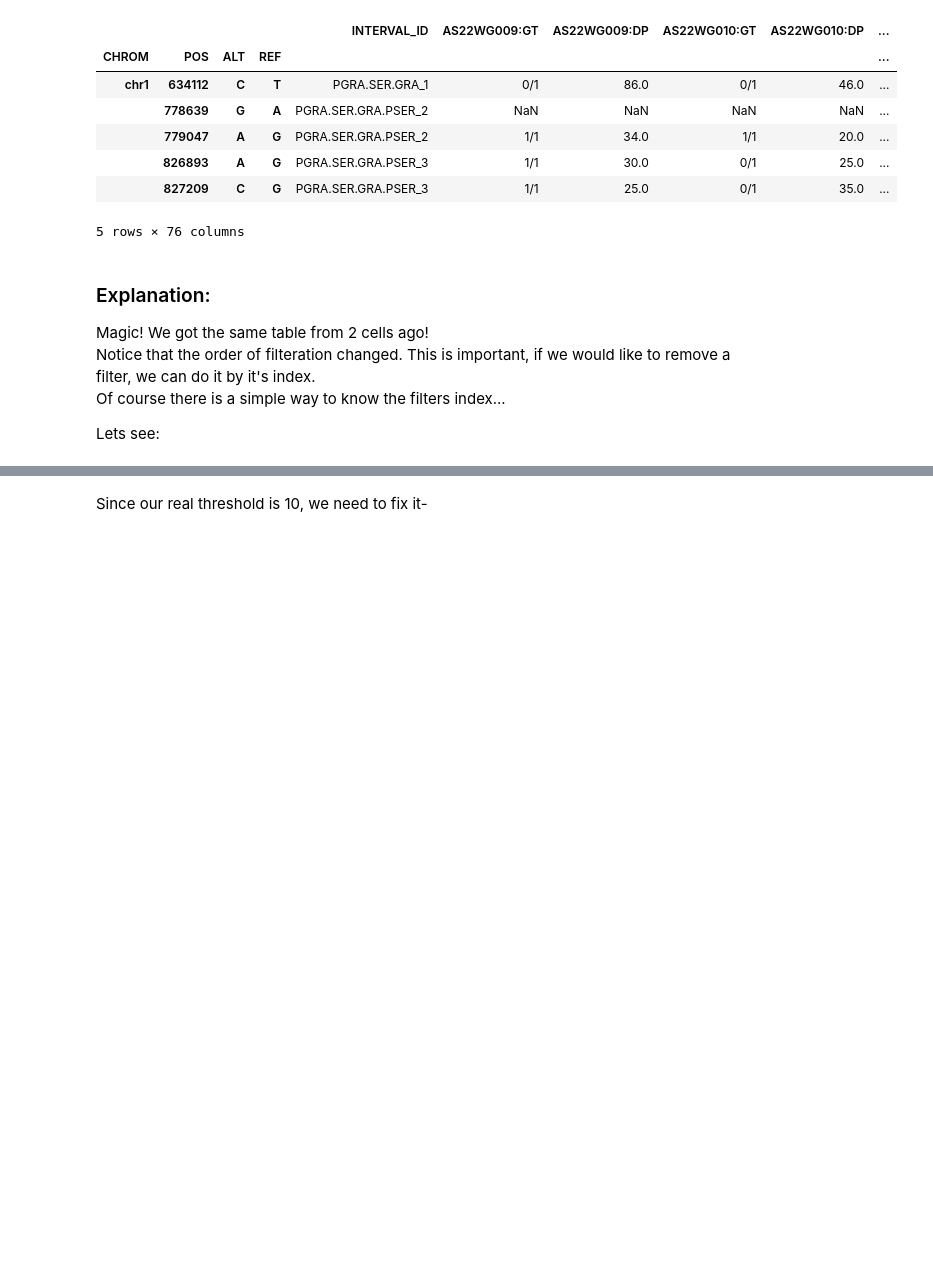
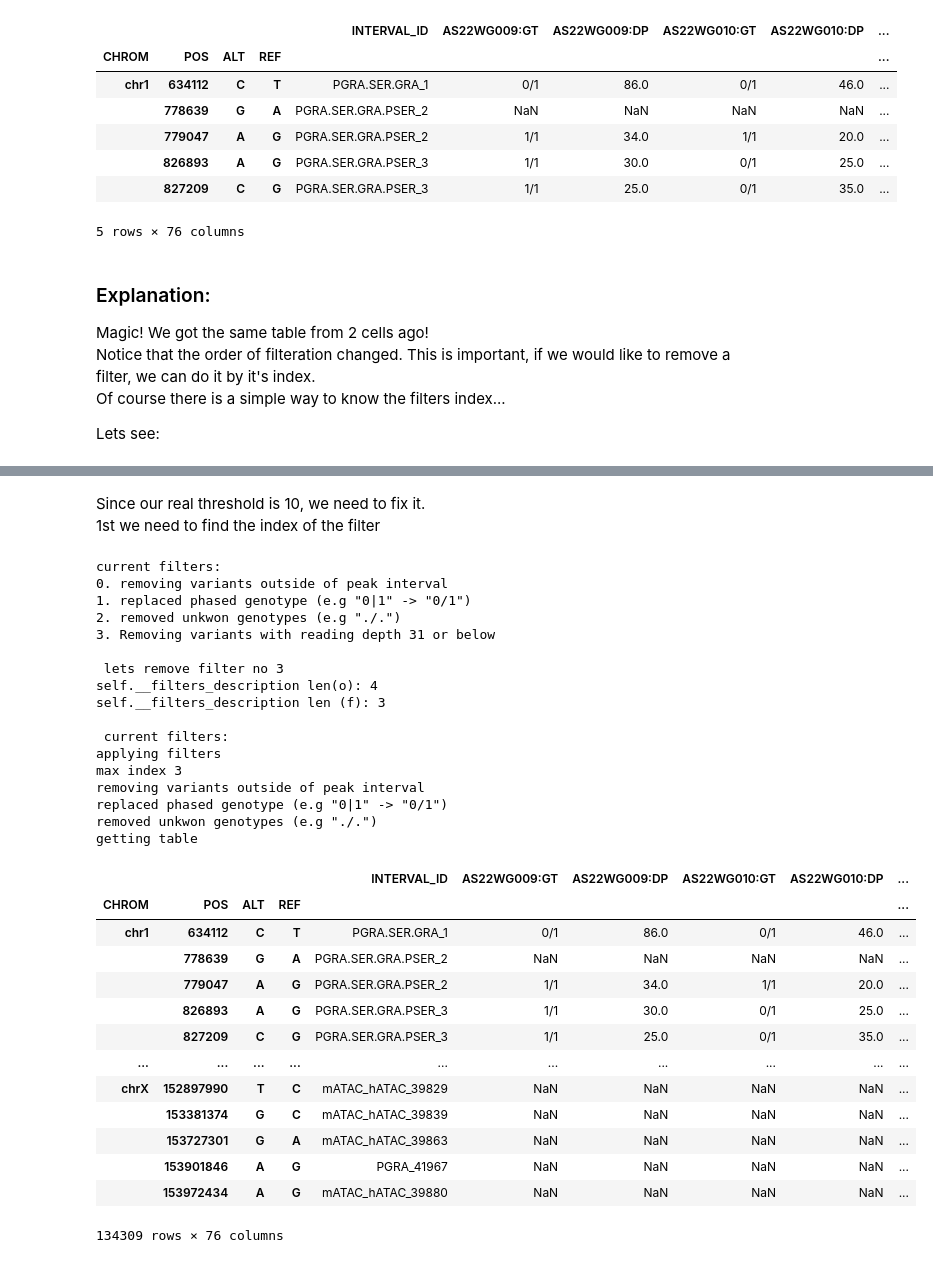
Before and after one commit to Toozig/gnomAD_df_class, a Jupyter notebook: example.ipynb, the cells around one changed output, grey strips where cells are left out. Cells and saved outputs as stored; diff of their text form; code cells hidden in the pictures; blank space fills up the shorter version.

Commit message:
fixed big in remove_filter

```diff
--- a/example.ipynb
+++ b/example.ipynb
@@ -137,4 +531,44 @@ getting table
 |  | 827209 | C | G | PGRA.SER.GRA.PSER_3 | NaN | 25.0 | 0/1 | 35.0 | ... |
 5 rows × 76 columns
 # %% [markdown]
-Since our real threshold is 10, we need to fix it-
+Since our real threshold is 10, we need to fix it. <br>
+1st we need to find the index of the filter
+# %%
+print("current filters:")
+gdf.print_filters()
+print("\n lets remove filter no 3")
+gdf.remove_filter(3)
+print('\n current filters: ')
+gdf.get_table()
+# %% [output]
+current filters:
+0. removing variants outside of peak interval
+1. replaced phased genotype (e.g "0|1" -> "0/1")
+2. removed unkwon genotypes (e.g "./.")
+3. Removing variants with reading depth 31 or below
+
+ lets remove filter no 3
+self.__filters_description len(o): 4
+self.__filters_description len (f): 3
+
+ current filters:
+applying filters
+max index 3
+removing variants outside of peak interval
+replaced phased genotype (e.g "0|1" -> "0/1")
+removed unkwon genotypes (e.g "./.")
+getting table
+|  |  |  |  | INTERVAL_ID | AS22WG009:GT | AS22WG009:DP | AS22WG010:GT | AS22WG010:DP | ... |
+| CHROM | POS | ALT | REF |  |  |  |  |  | ... |
+| chr1 | 634112 | C | T | PGRA.SER.GRA_1 | 0/1 | 86.0 | 0/1 | 46.0 | ... |
+|  | 778639 | G | A | PGRA.SER.GRA.PSER_2 | NaN | NaN | NaN | NaN | ... |
+|  | 779047 | A | G | PGRA.SER.GRA.PSER_2 | 1/1 | 34.0 | 1/1 | 20.0 | ... |
+|  | 826893 | A | G | PGRA.SER.GRA.PSER_3 | 1/1 | 30.0 | 0/1 | 25.0 | ... |
+|  | 827209 | C | G | PGRA.SER.GRA.PSER_3 | 1/1 | 25.0 | 0/1 | 35.0 | ... |
+| ... | ... | ... | ... | ... | ... | ... | ... | ... | ... |
+| chrX | 152897990 | T | C | mATAC_hATAC_39829 | NaN | NaN | NaN | NaN | ... |
+|  | 153381374 | G | C | mATAC_hATAC_39839 | NaN | NaN | NaN | NaN | ... |
+|  | 153727301 | G | A | mATAC_hATAC_39863 | NaN | NaN | NaN | NaN | ... |
+|  | 153901846 | A | G | PGRA_41967 | NaN | NaN | NaN | NaN | ... |
+|  | 153972434 | A | G | mATAC_hATAC_39880 | NaN | NaN | NaN | NaN | ... |
+134309 rows × 76 columns
```
Also changed, not shown: parts of 6 cells of this notebook, 1 other file.
